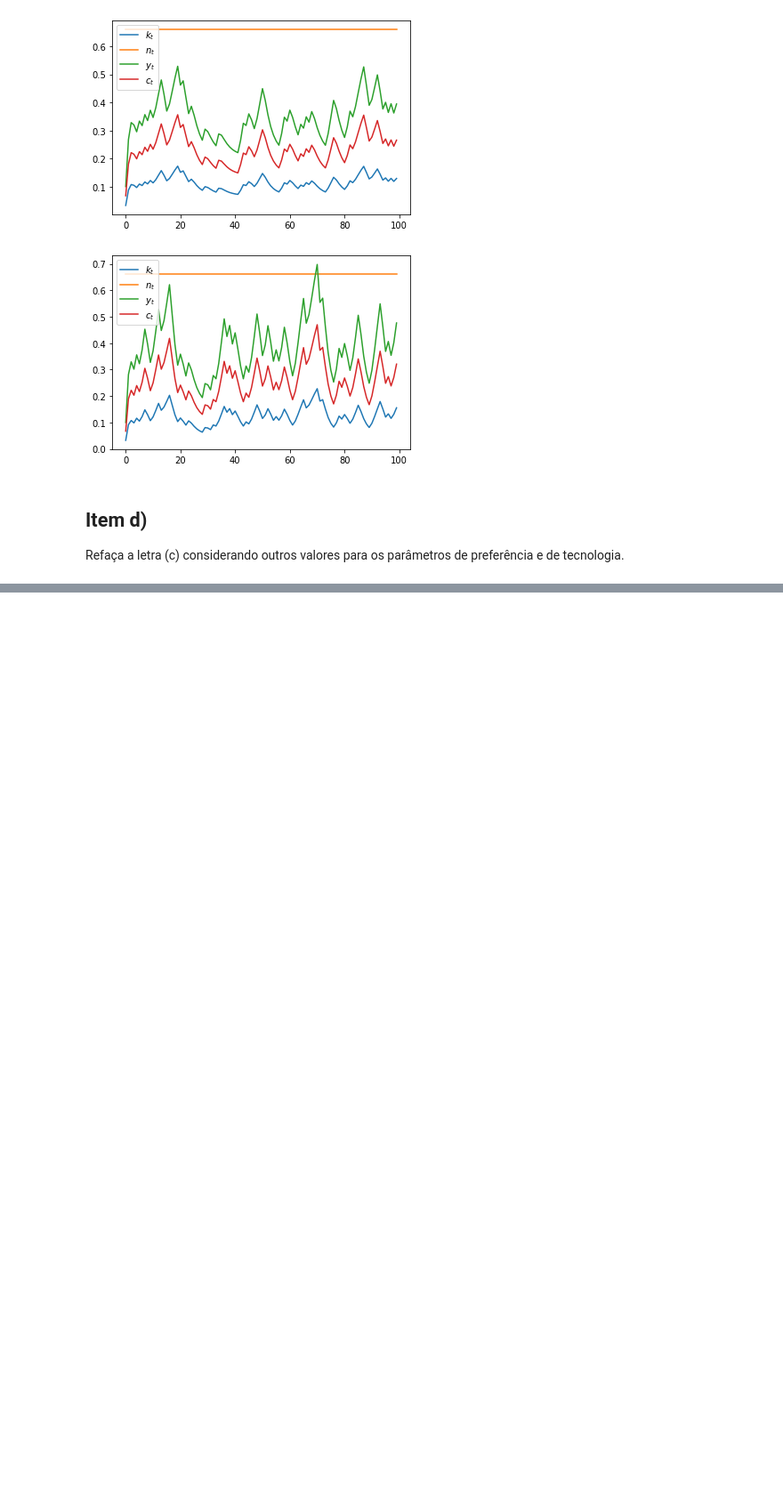
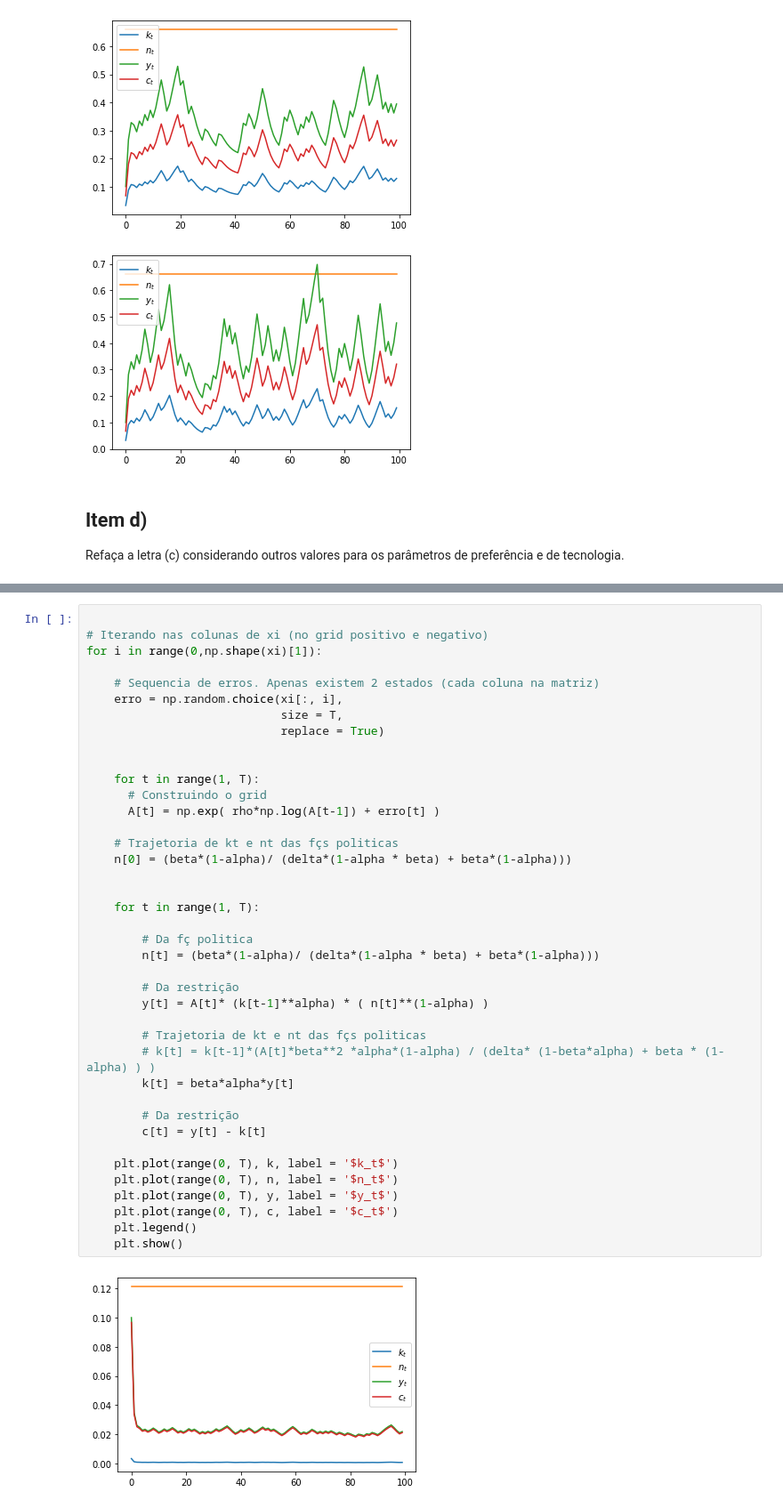
Before and after one commit to lucasestrela/dec_consumo_poupanca, a Jupyter notebook: Lista05_Programacao_Dinamica.ipynb, the cells around one changed output, grey strips where cells are left out. Shown at 89% size. Saved outputs shown, nothing was run; the diff lists cells and outputs as text; blank space fills up the shorter version.

```diff
--- a/Lista05_Programacao_Dinamica.ipynb
+++ b/Lista05_Programacao_Dinamica.ipynb
@@ -626,0 +664,42 @@ Refaça a letra (c) considerando outros valores para os parâmetros de preferên
+# %%
+
+# Iterando nas colunas de xi (no grid positivo e negativo)
+for i in range(0,np.shape(xi)[1]):
+
+    # Sequencia de erros. Apenas existem 2 estados (cada coluna na matriz)
+    erro = np.random.choice(xi[:, i],
+                            size = T,
+                            replace = True)
+
+
+    for t in range(1, T):
+      # Construindo o grid
+      A[t] = np.exp( rho*np.log(A[t-1]) + erro[t] )
+
+    # Trajetoria de kt e nt das fçs politicas
+    n[0] = (beta*(1-alpha)/ (delta*(1-alpha * beta) + beta*(1-alpha)))
+
+
+    for t in range(1, T):
+
+        # Da fç politica
+        n[t] = (beta*(1-alpha)/ (delta*(1-alpha * beta) + beta*(1-alpha)))
+
+        # Da restrição
+        y[t] = A[t]* (k[t-1]**alpha) * ( n[t]**(1-alpha) )
+
+        # Trajetoria de kt e nt das fçs politicas
+        # k[t] = k[t-1]*(A[t]*beta**2 *alpha*(1-alpha) / (delta* (1-beta*alpha) + beta * (1-alpha) ) )
+        k[t] = beta*alpha*y[t]
+
+        # Da restrição
+        c[t] = y[t] - k[t]
+
+    plt.plot(range(0, T), k, label = '$k_t$')
+    plt.plot(range(0, T), n, label = '$n_t$')
+    plt.plot(range(0, T), y, label = '$y_t$')
+    plt.plot(range(0, T), c, label = '$c_t$')
+    plt.legend()
+    plt.show()
+# %% [output]
+[figure, added]
```
Also changed, not shown: parts of 3 cells of this notebook.
